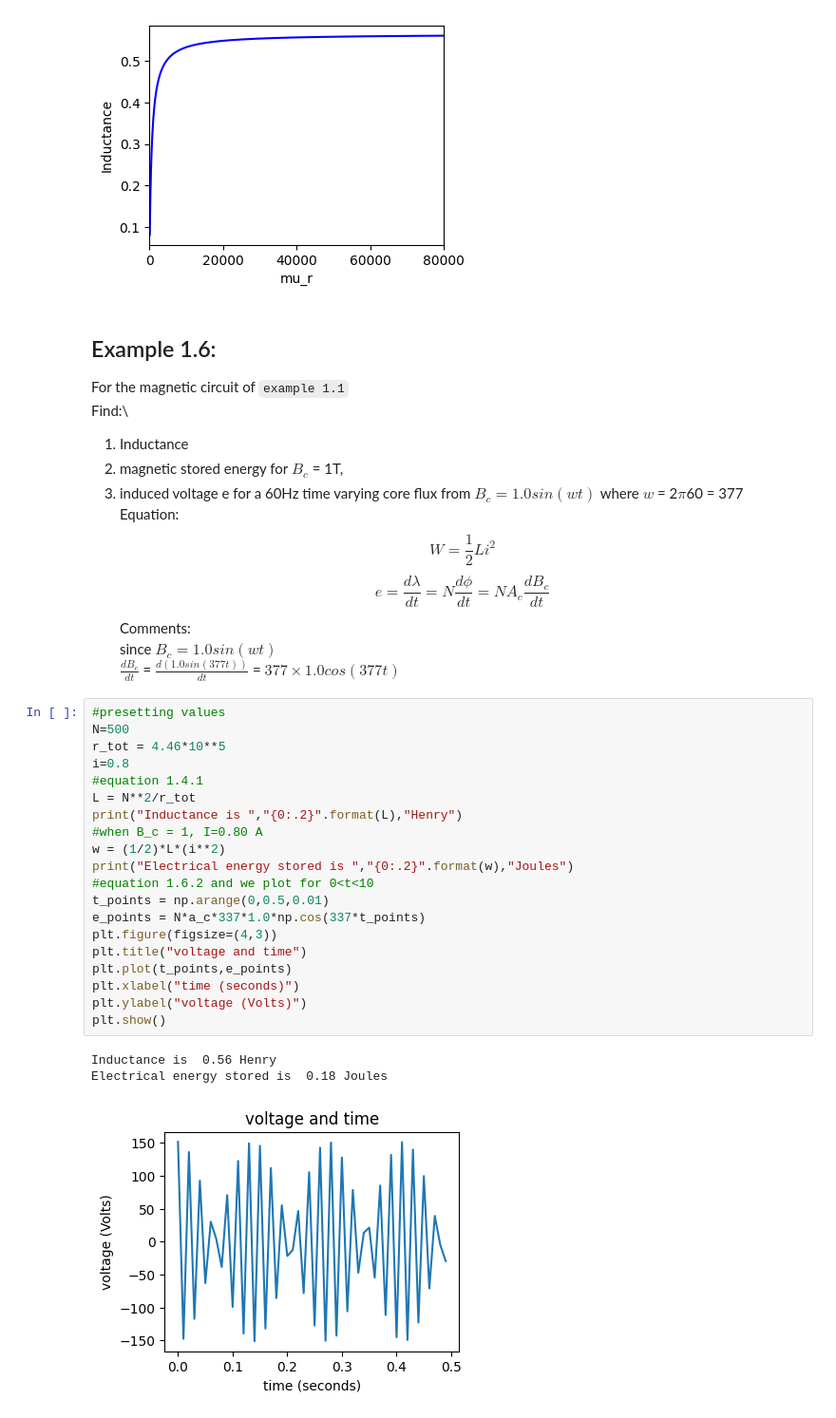
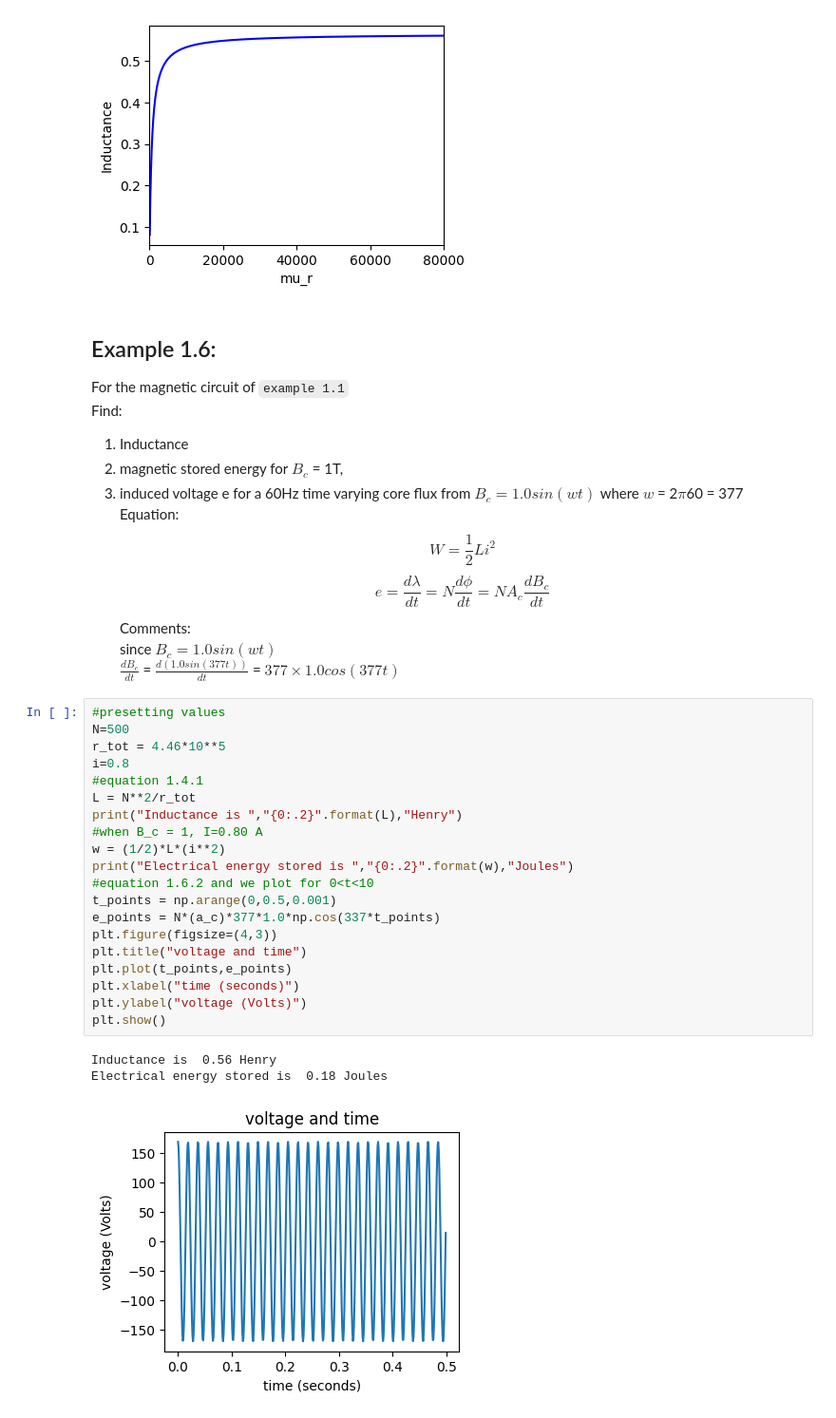
Before and after one commit to oreymaonr/Electric-Machinery, a Jupyter notebook: Electric Machinery.ipynb, the cells around one changed output. Shown at 95% size. Cells and saved outputs as stored; diff of their text form.

```diff
--- a/Electric Machinery.ipynb
+++ b/Electric Machinery.ipynb
@@ -237,7 +241,7 @@ plt.show()
 # %% [markdown]
 ## Example 1.6:
 For the magnetic circuit of `example 1.1`\
-Find:\
+Find:
 1. Inductance
 2. magnetic stored energy for $B_c$ = 1T,
 3. induced voltage e for a 60Hz time varying core flux from $B_c=1.0sin(wt)$ where $w$ = 2*$\pi$*60 = 377\
@@ -256,24 +260,24 @@ $\frac{dB_c}{dt}$ = $\frac{d(1.0sin(377t))}{dt}$ = $377\times1.0cos(377t)$
 # %%
 #presetting values
 N=500
 r_tot = 4.46*10**5
 i=0.8
 #equation 1.4.1
 L = N**2/r_tot
 print("Inductance is ","{0:.2}".format(L),"Henry")
 #when B_c = 1, I=0.80 A
 w = (1/2)*L*(i**2)
 print("Electrical energy stored is ","{0:.2}".format(w),"Joules")
 #equation 1.6.2 and we plot for 0<t<10
-t_points = np.arange(0,0.5,0.01)
-e_points = N*a_c*337*1.0*np.cos(337*t_points)
+t_points = np.arange(0,0.5,0.001)
+e_points = N*(a_c)*377*1.0*np.cos(337*t_points)
 plt.figure(figsize=(4,3))
 plt.title("voltage and time")
 plt.plot(t_points,e_points)
 plt.xlabel("time (seconds)")
 plt.ylabel("voltage (Volts)")
 plt.show()
 # %% [output]
 Inductance is  0.56 Henry
 Electrical energy stored is  0.18 Joules
-[figure, old version]
+[figure, new version]
```
Also changed, not shown: parts of 13 cells of this notebook.
